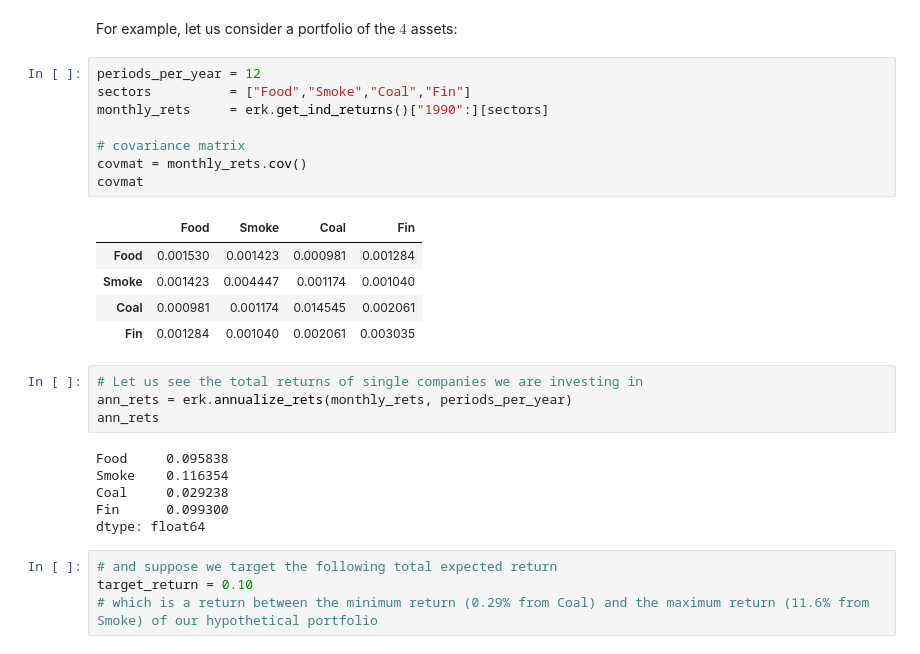
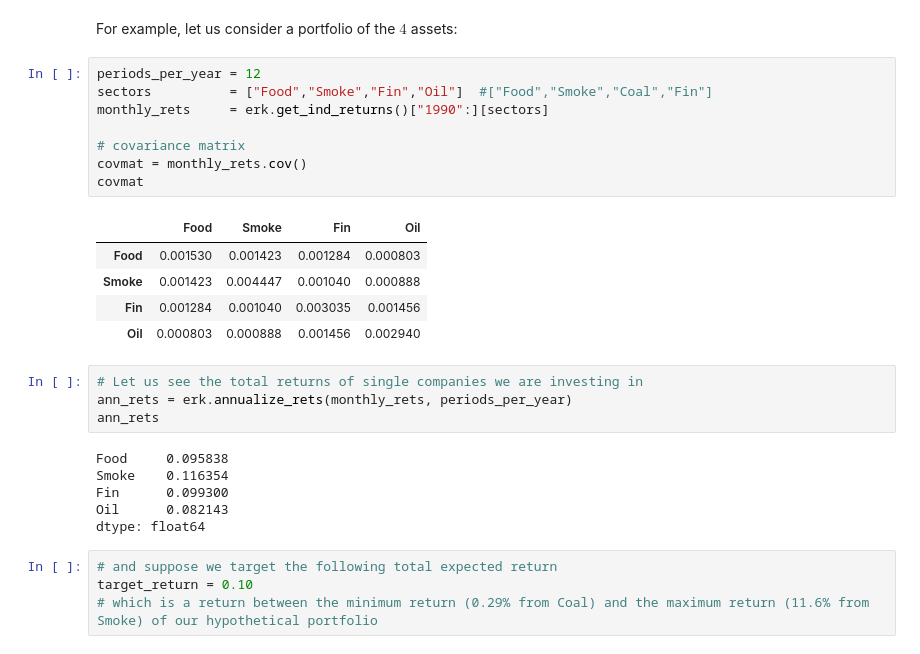
Before and after one commit to z4ir3/finance-courses, a Jupyter notebook: week-2.ipynb, the cells around one changed output. Saved outputs shown, nothing was run; the diff lists cells and outputs as text.

```diff
--- a/week-2.ipynb
+++ b/week-2.ipynb
@@ -371,18 +585,18 @@ plt.show()
 For example, let us consider a portfolio of the $4$ assets:
 # %%
 periods_per_year = 12
-sectors          = ["Food","Smoke","Coal","Fin"]
+sectors          = ["Food","Smoke","Fin","Oil"]  #["Food","Smoke","Coal","Fin"]
 monthly_rets     = erk.get_ind_returns()["1990":][sectors]
 
 # covariance matrix
 covmat = monthly_rets.cov()
 covmat
 # %% [output]
-|  | Food | Smoke | Coal | Fin |
-| Food | 0.001530 | 0.001423 | 0.000981 | 0.001284 |
-| Smoke | 0.001423 | 0.004447 | 0.001174 | 0.001040 |
-| Coal | 0.000981 | 0.001174 | 0.014545 | 0.002061 |
-| Fin | 0.001284 | 0.001040 | 0.002061 | 0.003035 |
+|  | Food | Smoke | Fin | Oil |
+| Food | 0.001530 | 0.001423 | 0.001284 | 0.000803 |
+| Smoke | 0.001423 | 0.004447 | 0.001040 | 0.000888 |
+| Fin | 0.001284 | 0.001040 | 0.003035 | 0.001456 |
+| Oil | 0.000803 | 0.000888 | 0.001456 | 0.002940 |
 # %%
 # Let us see the total returns of single companies we are investing in
 ann_rets = erk.annualize_rets(monthly_rets, periods_per_year)
@@ -390,8 +604,8 @@ ann_rets
 # %% [output]
 Food     0.095838
 Smoke    0.116354
-Coal     0.029238
 Fin      0.099300
+Oil      0.082143
 dtype: float64
 # %%
 # and suppose we target the following total expected return
```
Also changed, not shown: parts of 37 cells of this notebook.
